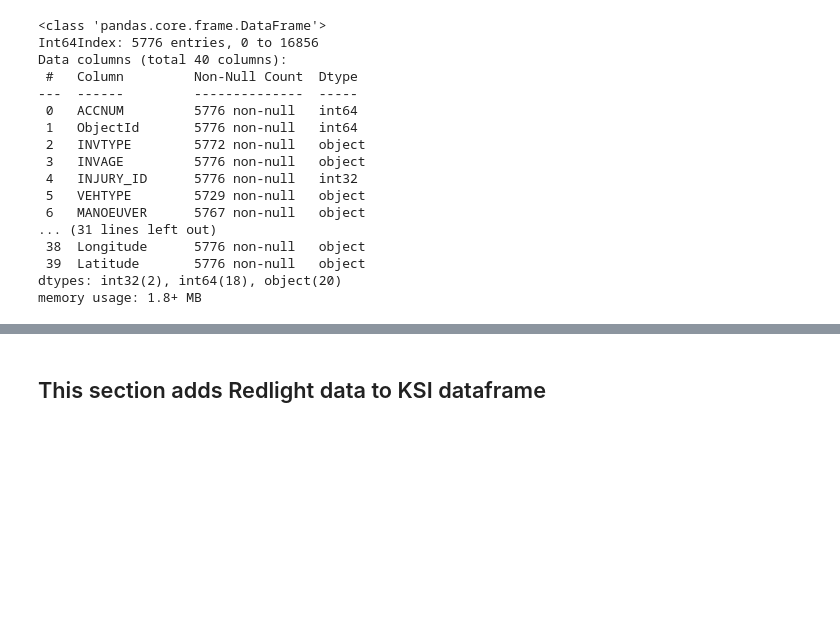
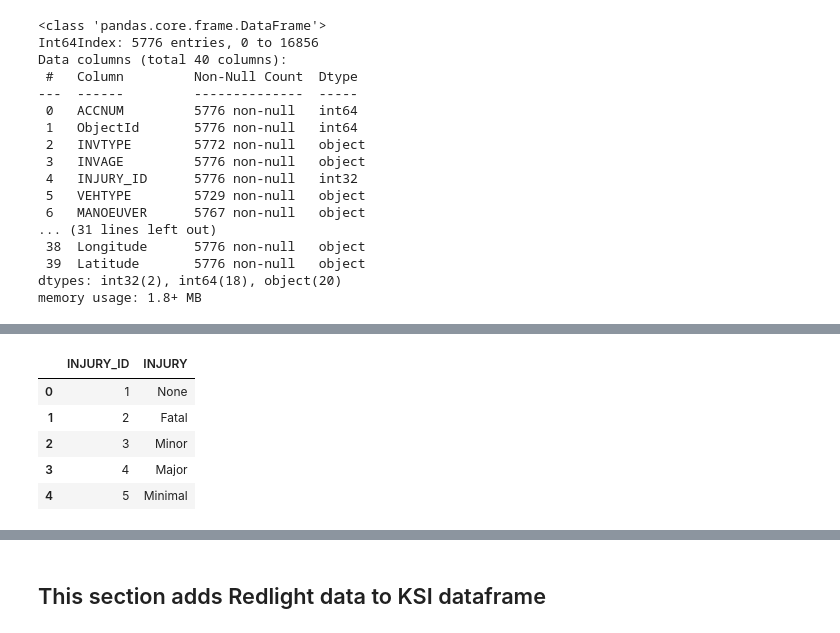
Before and after one commit to barharding/Crash-Detectives, a Jupyter notebook: ML Notebooks/pre-processing-for-ML-DB extracts.ipynb, the cells around one changed output, grey strips where cells are left out. Cells and saved outputs as stored; diff of their text form; code cells hidden in the pictures; blank space fills up the shorter version.

```diff
--- a/ML Notebooks/pre-processing-for-ML-DB extracts.ipynb
+++ b/ML Notebooks/pre-processing-for-ML-DB extracts.ipynb
@@ -532,3 +544,14 @@ memory usage: 1.8+ MB
+# %%
+#Load Injury table
+df_Injury_DB=pd.read_csv("../DB_Extracts/injury.csv")
+df_Injury_DB.head(5)
+# %% [output]
+|  | INJURY_ID | INJURY |
+| 0 | 1 | None |
+| 1 | 2 | Fatal |
+| 2 | 3 | Minor |
+| 3 | 4 | Major |
+| 4 | 5 | Minimal |
 # %%
 #drop all rows with null values
 
```
Also changed, not shown: parts of 35 cells of this notebook, 2 other files.
